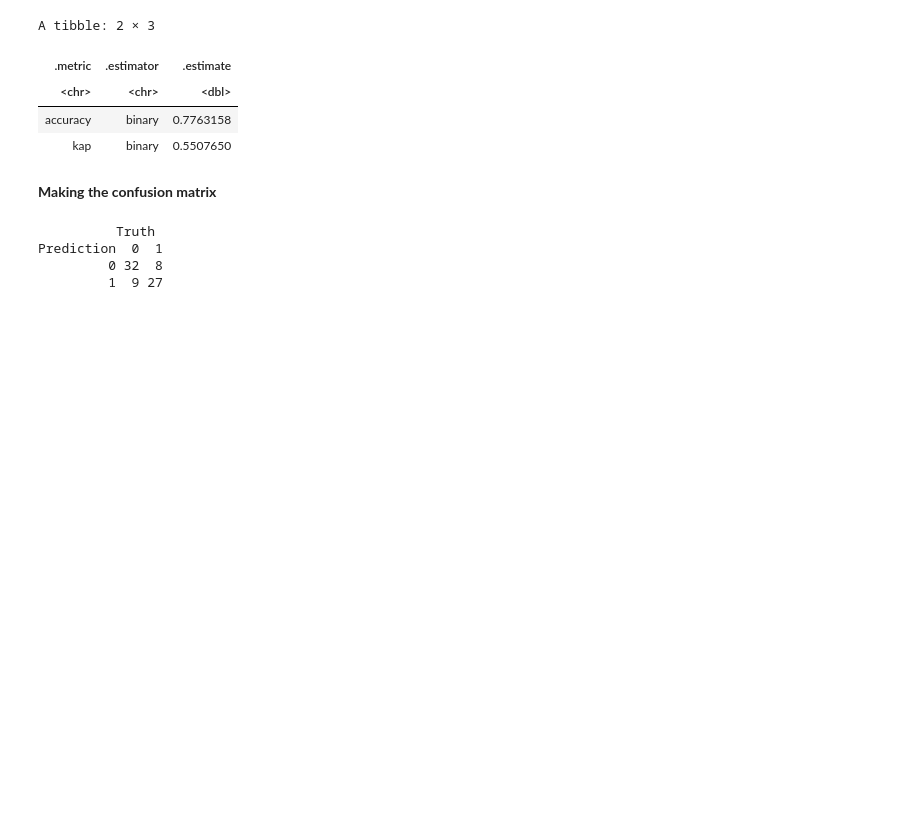
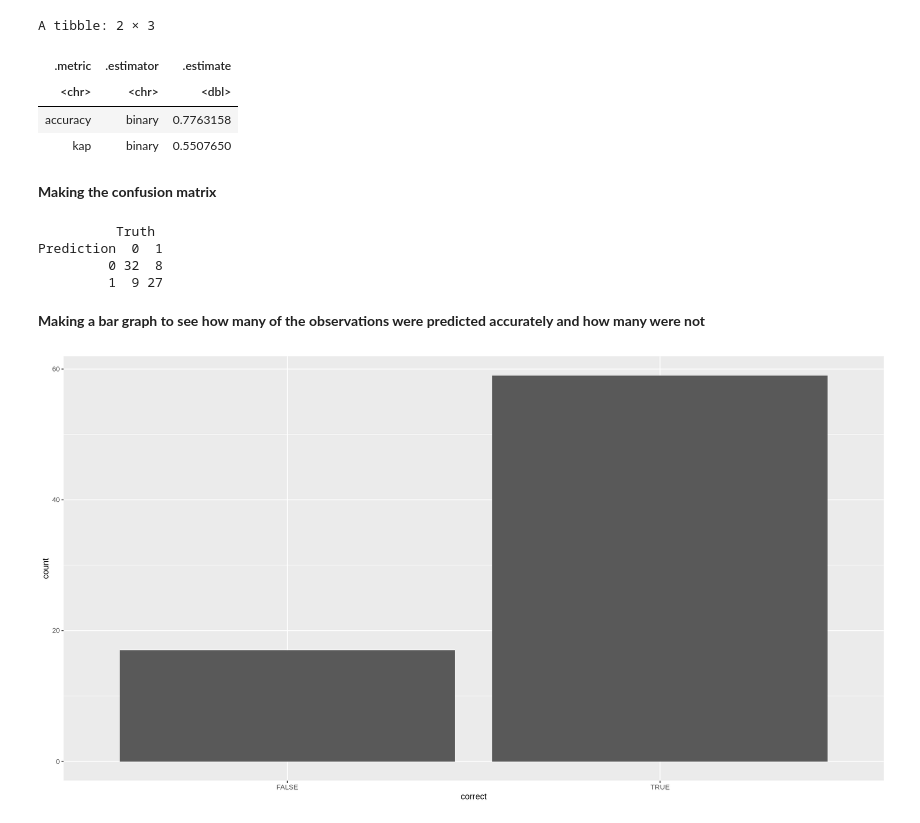
Before and after one commit to ggzggzggzggz/dsci-100-2022w1-group-083, a Jupyter notebook: group_project_report.ipynb, the cells around one changed output. Cells and saved outputs as stored; diff of their text form; code cells hidden in the pictures; blank space fills up the shorter version.

Commit message:
add a bar graph

```diff
--- a/group_project_report.ipynb
+++ b/group_project_report.ipynb
@@ -245,3 +227,13 @@ heart_mat
 Prediction  0  1
          0 32  8
          1  9 27
+# %% [markdown]
+**Making a bar graph to see how many of the observations were predicted accurately and how many were not**
+# %%
+bar_graph <- mutate(heart_test_predictions, correct=(.pred_class==num_the_predicted_attribute)) |>
+    ggplot(aes(x=correct)) +
+    geom_bar() +
+    labs(x="correct")
+bar_graph
+# %% [output]
+[figure, added]
```
Also changed, not shown: parts of 1 cell of this notebook.
